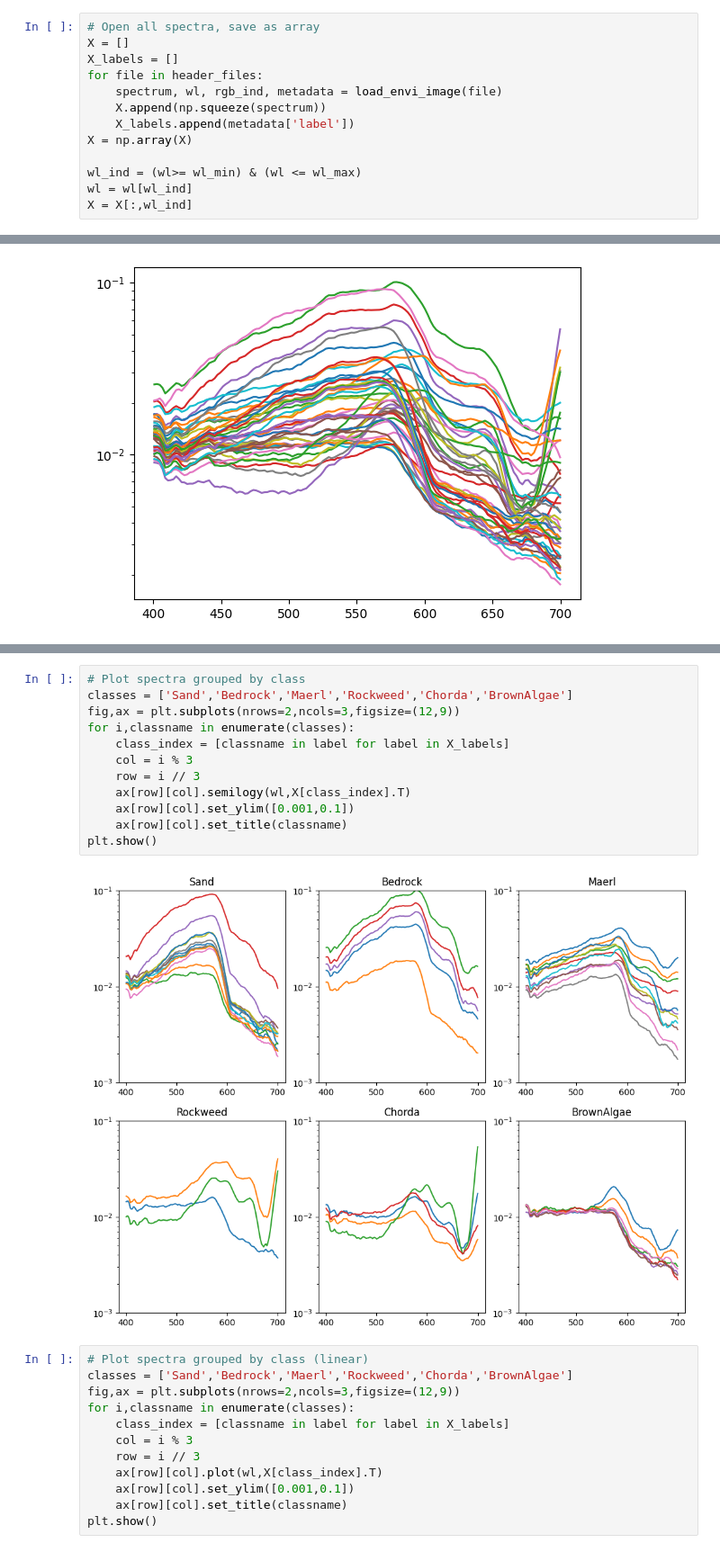
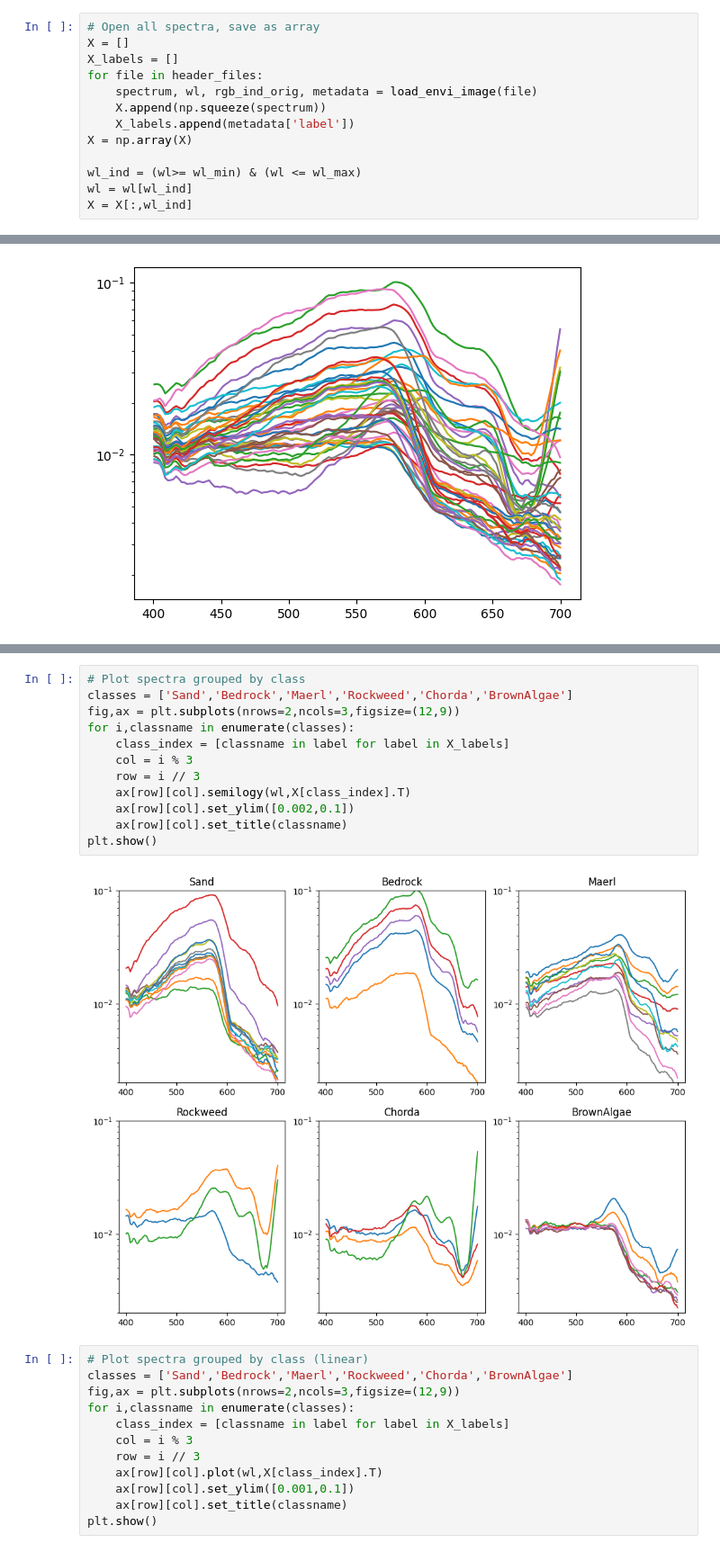
Before and after one commit to mh-skjelvareid/massimal, a Jupyter notebook: dataset_specific/20220825_Vega_Sola/GeoHab_2024_Poster/geohab2024_plot_example_spectra.ipynb, the cells around one changed output, grey strips where cells are left out. Shown at 90% size. Drawn from its saved outputs; the diff is of its cells as text.

```diff
--- a/dataset_specific/20220825_Vega_Sola/GeoHab_2024_Poster/geohab2024_plot_example_spectra.ipynb
+++ b/dataset_specific/20220825_Vega_Sola/GeoHab_2024_Poster/geohab2024_plot_example_spectra.ipynb
@@ -19,7 +20,7 @@ class_names = ['Sand','Bedrock','Maerl','Rockweed','Chorda','BrownAlgae','Kelp']
 X = []
 X_labels = []
 for file in header_files:
-    spectrum, wl, rgb_ind, metadata = load_envi_image(file)
+    spectrum, wl, rgb_ind_orig, metadata = load_envi_image(file)
     X.append(np.squeeze(spectrum))
     X_labels.append(metadata['label'])
 X = np.array(X)
@@ -56,17 +67,17 @@ plt.show()
 # %%
 # Plot spectra grouped by class
 classes = ['Sand','Bedrock','Maerl','Rockweed','Chorda','BrownAlgae']
 fig,ax = plt.subplots(nrows=2,ncols=3,figsize=(12,9))
 for i,classname in enumerate(classes):
     class_index = [classname in label for label in X_labels]
     col = i % 3
     row = i // 3
     ax[row][col].semilogy(wl,X[class_index].T)
-    ax[row][col].set_ylim([0.001,0.1])
+    ax[row][col].set_ylim([0.002,0.1])
     ax[row][col].set_title(classname)
 plt.show()
 # %% [output]
-[figure, old version]
+[figure, new version]
 # %%
 # Plot spectra grouped by class (linear)
 classes = ['Sand','Bedrock','Maerl','Rockweed','Chorda','BrownAlgae']
```
Also changed, not shown: parts of 4 cells of this notebook.
